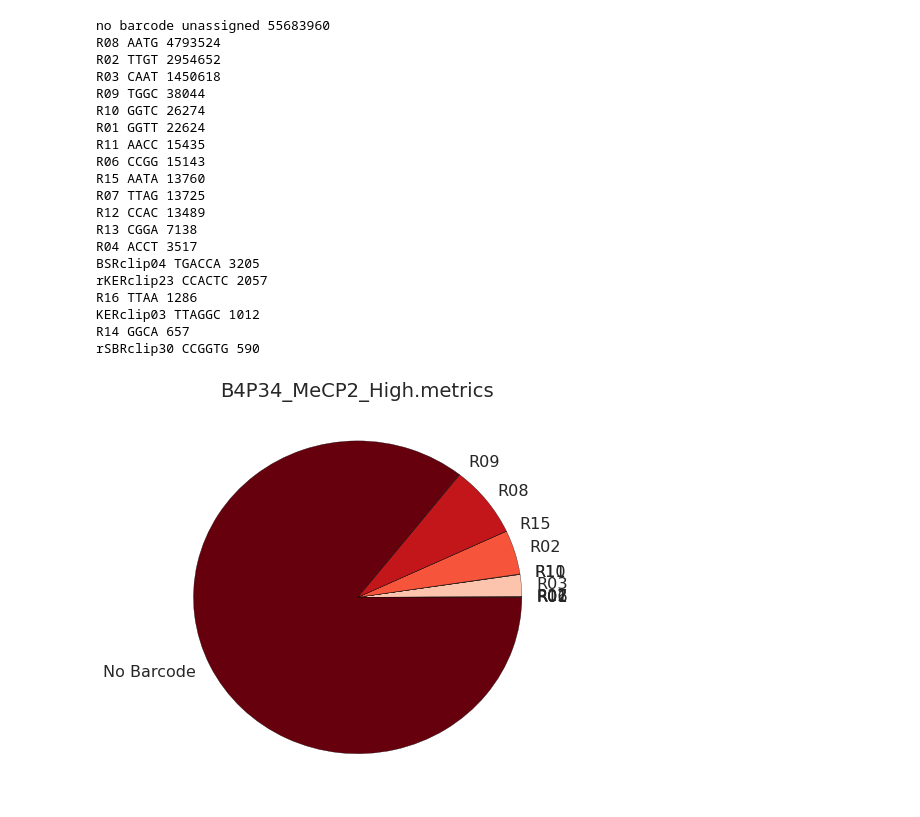
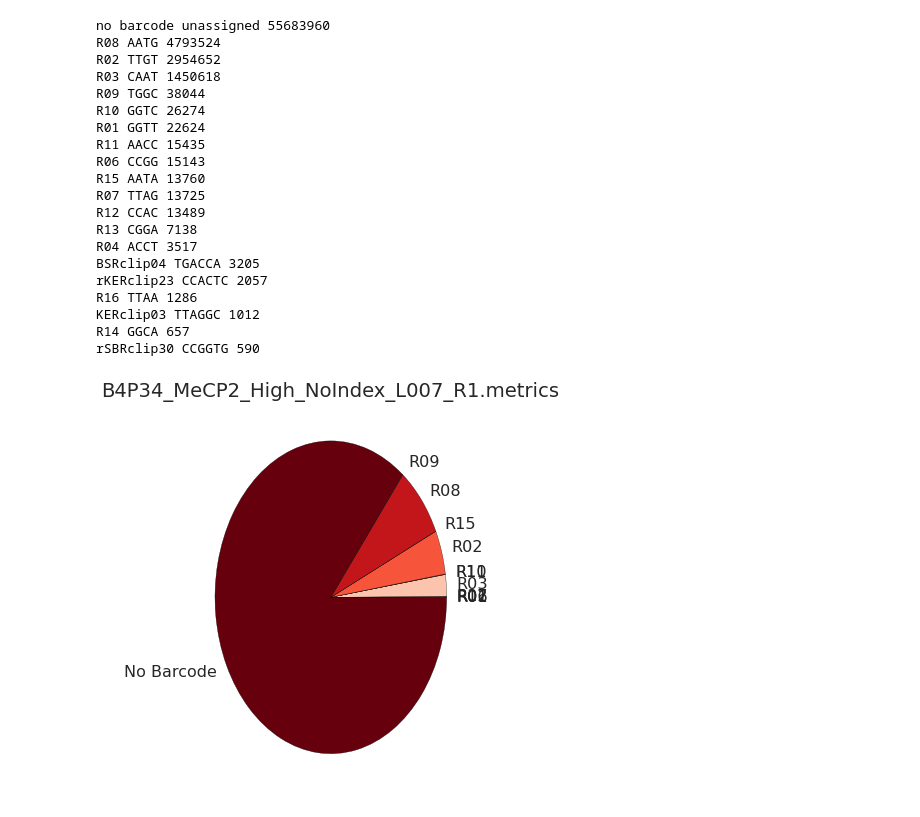
Before and after one commit to gpratt/iPython_Notebook, a Jupyter notebook: julia/julia_mecp2_iclip_qc.ipynb, the cells around one changed output. Drawn from its saved outputs; the diff is of its cells as text; code cells hidden in the pictures.

```diff
--- a/julia/julia_mecp2_iclip_qc.ipynb
+++ b/julia/julia_mecp2_iclip_qc.ipynb
@@ -64,32 +88,32 @@ HTML(filtered_df.to_html(formatters={"Input Reads" : parsers.commas,
 # %%
 with dataviz.Figure("julia_out.svg", figsize=(6,6)) as fig:
     ax = fig.add_subplot(1,1,1)
     clipseq_barcode_metrics.plot_barcode_pie_chart(ax,
                                                    "/nas3/gpratt/projects/julia/analysis/split_fastq_v2/B4P34_MeCP2_High_NoIndex_L007_R1.metrics",
                                                    "R01 R06".split())
-    ax.set_title("B4P34_MeCP2_High.metrics")
+    ax.set_title("B4P34_MeCP2_High_NoIndex_L007_R1.metrics")
 # %% [output]
 no barcode unassigned 55683960
 R08 AATG 4793524
 R02 TTGT 2954652
 R03 CAAT 1450618
 R09 TGGC 38044
 R10 GGTC 26274
 R01 GGTT 22624
 R11 AACC 15435
 R06 CCGG 15143
 R15 AATA 13760
 R07 TTAG 13725
 R12 CCAC 13489
 R13 CGGA 7138
 R04 ACCT 3517
 BSRclip04 TGACCA 3205
 rKERclip23 CCACTC 2057
 R16 TTAA 1286
 KERclip03 TTAGGC 1012
 R14 GGCA 657
 rSBRclip30 CCGGTG 590
-[figure, old version]
+[figure, new version]
 # %%
 with dataviz.Figure("julia_out.svg", figsize=(6,6)) as fig:
     ax = fig.add_subplot(1,1,1)
```
Also changed, not shown: parts of 16 cells of this notebook, 10 other files.
